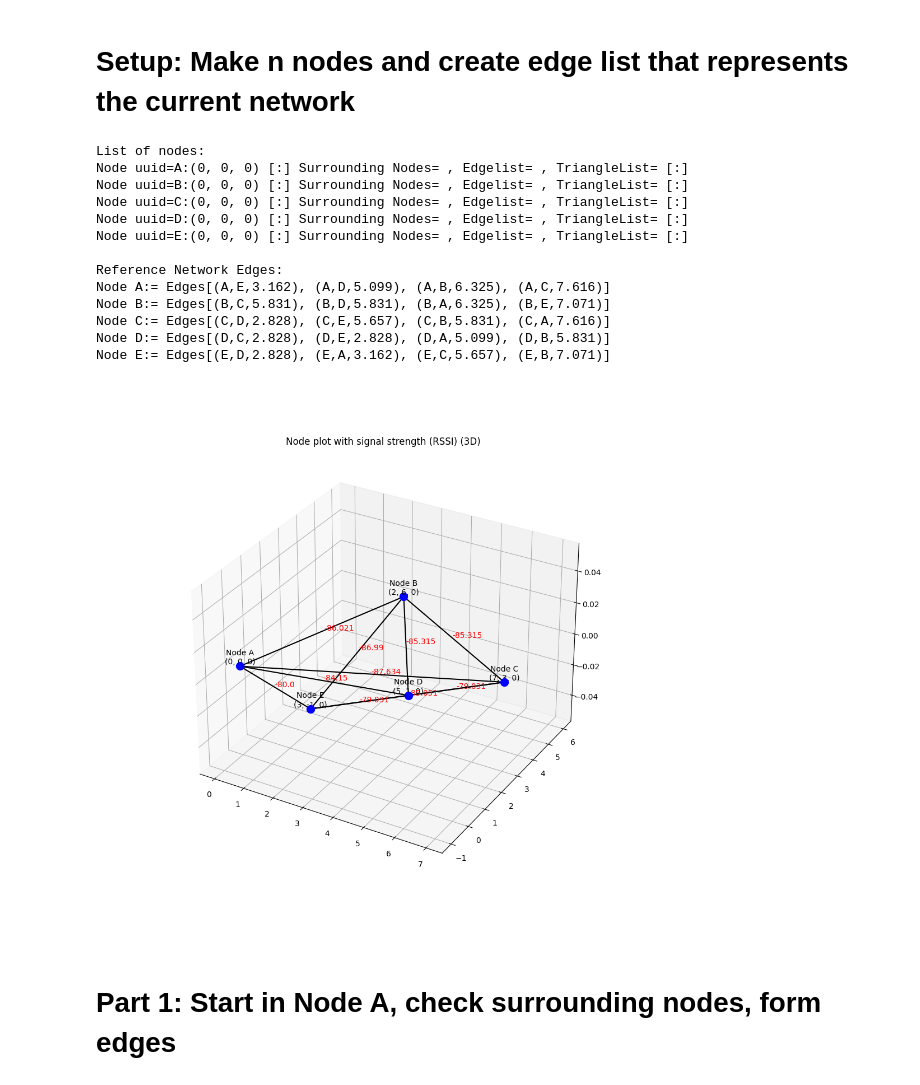
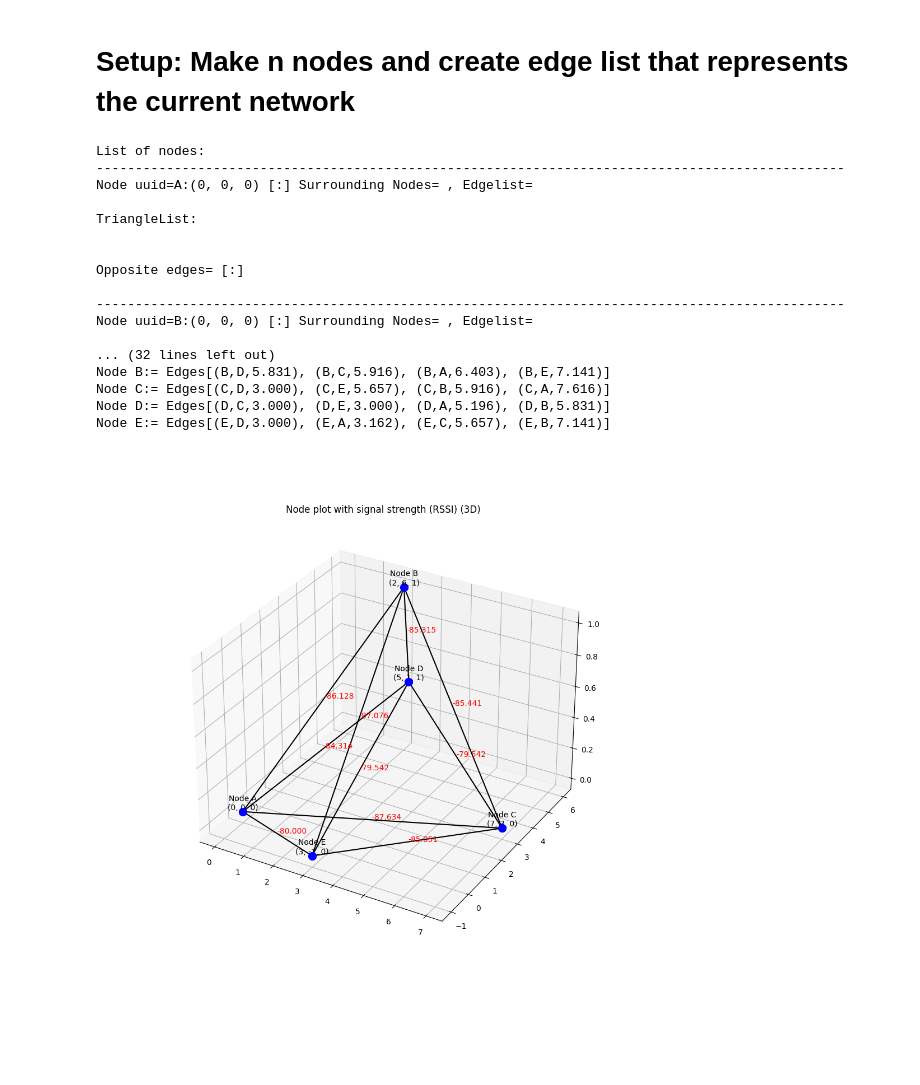
Before and after one commit to Chielvdiepen/FederatedSpatialModelling, a Jupyter notebook: TriangleAlgo-parallelism.ipynb, the cells around one changed output. Saved outputs shown, nothing was run; the diff lists cells and outputs as text; code cells hidden in the pictures; blank space fills up the shorter version.

```diff
--- a/TriangleAlgo-parallelism.ipynb
+++ b/TriangleAlgo-parallelism.ipynb
@@ -55,6 +57,7 @@ num_nodes = 5
 
 #-----------------------------------------#
 # %%
+# Plot the reference node network
 def compareGraph3D(Network_Dict, RefNode_List):
     G = nx.Graph()
 
@@ -81,11 +84,12 @@ def compareGraph3D(Network_Dict, RefNode_List):
         xs, ys, zs = zip(*[pos[edge[i]] for i in range(2)])
         ax.plot(xs, ys, zs, color='black')
         rssi_value = rssi.get(edge, "")
-        ax.text(sum(xs)/2,sum(ys)/2,sum(zs)/2, f"{rssi_value}", color='red')
+        ax.text(sum(xs)/2,sum(ys)/2,sum(zs)/2, f"{rssi_value:.3f}", color='red')
 
     ax.set_title("Node plot with signal strength (RSSI) (3D)")
     plt.show()
 
+# Convert the length between two coordinates to RSSI
 def distance_to_rssi(nodeCoord1, nodeCoord2):
     c1x, c1y, c1z = nodeCoord1
     c2x, c2y, c2z = nodeCoord2
@@ -93,13 +97,13 @@ def distance_to_rssi(nodeCoord1, nodeCoord2):
     # noise = normalvariate(0, sqrt(20))
     noise = 0
     rssi = -70 - 10 * 2.0 * log10(distance) + noise
-    # return round(distance, 3)
-    return round(rssi, 3)
+    # return distance
+    return rssi
 
 
-# log function or later try neural net conversion
+# Convert RSSI into distance, for now a log function or later try neural net conversion
 def rssi_to_distance(rssi):
-    return round(10**((-rssi-70)/(20)),3)
+    return (10**((-rssi-70)/(20)))
 # %%
 # Node class, which represents a individual Crownstone
 class Node:
@@ -486,43 +514,45 @@ def printNodes(node_List):
     print()
 # %%
 nodeList = []
-RefNodeCoords = [(0,0,0),(2,6,0),(7,3,0),(5,1,0),(3,-1,0)]
+RefNodeCoords = [(0,0,0),(2,6,1),(7,3,0),(5,1,1),(3,-1,0)]
 
 names = list(map(chr,range(ord('A'),ord('Z')+1)))
 
 for i in range(num_nodes):
     nodeList.append(Node(names[i]))
 
 printNodes(nodeList)
 
 NetworkEdges = {}
 for i in range(len(nodeList)):
     table = []
     for j in range(len(nodeList)):
         if nodeList[i] != nodeList[j]:
             table.append(Edge(nodeList[i], nodeList[j], distance_to_rssi(RefNodeCoords[i],RefNodeCoords[j])))
     table = sorted(table, key=lambda x: x.rssi, reverse=True)
     NetworkEdges[nodeList[i].uuid] = table
 
 print('Reference Network Edges:')
 for key, edges in NetworkEdges.items():
     print(f'Node {key}:= Edges{edges}')
 
 compareGraph3D(NetworkEdges,RefNodeCoords)
 # %% [output]
 List of nodes:
-Node uuid=A:(0, 0, 0) [:] Surrounding Nodes= , Edgelist= , TriangleList= [:]
-Node uuid=B:(0, 0, 0) [:] Surrounding Nodes= , Edgelist= , TriangleList= [:]
-Node uuid=C:(0, 0, 0) [:] Surrounding Nodes= , Edgelist= , TriangleList= [:]
-Node uuid=D:(0, 0, 0) [:] Surrounding Nodes= , Edgelist= , TriangleList= [:]
-Node uuid=E:(0, 0, 0) [:] Surrounding Nodes= , Edgelist= , TriangleList= [:]
+------------------------------------------------------------------------------------------------
+Node uuid=A:(0, 0, 0) [:] Surrounding Nodes= , Edgelist=
 
-Reference Network Edges:
-Node A:= Edges[(A,E,3.162), (A,D,5.099), (A,B,6.325), (A,C,7.616)]
-Node B:= Edges[(B,C,5.831), (B,D,5.831), (B,A,6.325), (B,E,7.071)]
-Node C:= Edges[(C,D,2.828), (C,E,5.657), (C,B,5.831), (C,A,7.616)]
-Node D:= Edges[(D,C,2.828), (D,E,2.828), (D,A,5.099), (D,B,5.831)]
-Node E:= Edges[(E,D,2.828), (E,A,3.162), (E,C,5.657), (E,B,7.071)]
+TriangleList:
+
+
+Opposite edges= [:]
+
+------------------------------------------------------------------------------------------------
+Node uuid=B:(0, 0, 0) [:] Surrounding Nodes= , Edgelist=
+
+... (32 lines left out)
+Node B:= Edges[(B,D,5.831), (B,C,5.916), (B,A,6.403), (B,E,7.141)]
+Node C:= Edges[(C,D,3.000), (C,E,5.657), (C,B,5.916), (C,A,7.616)]
+Node D:= Edges[(D,C,3.000), (D,E,3.000), (D,A,5.196), (D,B,5.831)]
+Node E:= Edges[(E,D,3.000), (E,A,3.162), (E,C,5.657), (E,B,7.141)]
-[figure, old version]
+[figure, new version]
-# %% [markdown]
-<h1> Part 1: Start in Node A, check surrounding nodes, form edges </h1>
```
Also changed, not shown: parts of 5 cells of this notebook.
